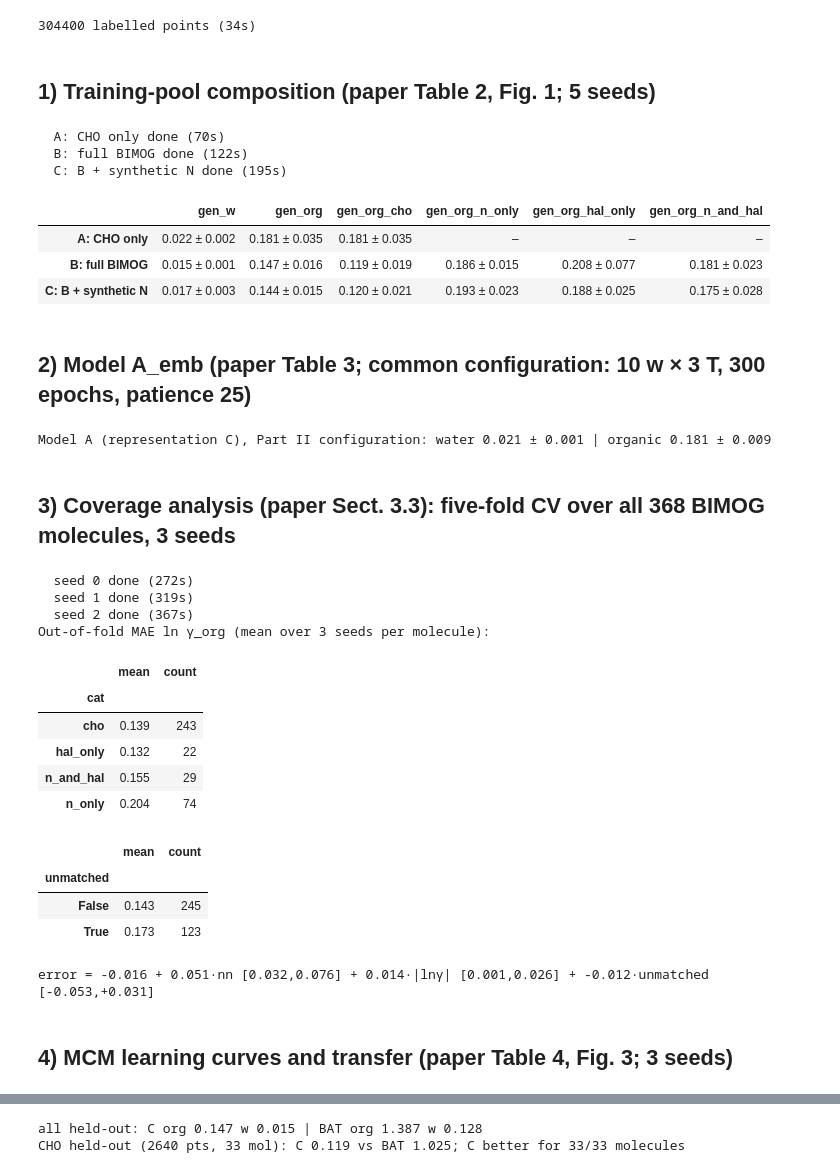
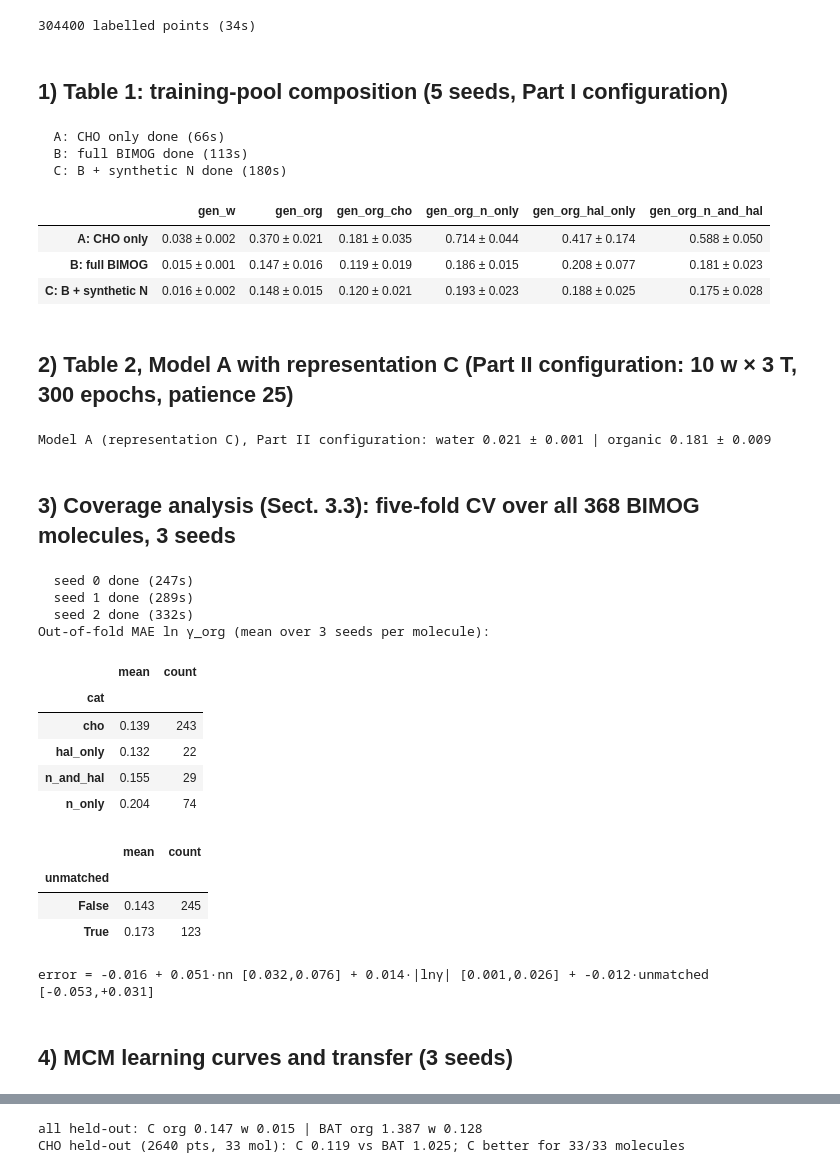
Before and after one commit to SeoulTechPSE/aiomfac-surrogates, a Jupyter notebook: part1_organic_surrogate/02_representation_emb_reruns.ipynb, the cells around one changed output, grey strips where cells are left out. Drawn from its saved outputs; the diff is of its cells as text; code cells hidden in the pictures.

```diff
--- a/part1_organic_surrogate/02_representation_emb_reruns.ipynb
+++ b/part1_organic_surrogate/02_representation_emb_reruns.ipynb
@@ -162,35 +162,35 @@ def pts_of(mask_mol, pm=None):
 # %% [output]
 304400 labelled points (34s)
 # %% [markdown]
-## 1) Training-pool composition (paper Table 2, Fig. 1; 5 seeds)
+## 1) Table 1: training-pool composition (5 seeds, Part I configuration)
 # %%
 ids = np.arange(len(POOL)); isB = SRC == "bimog"
 POOLS = {"A: CHO only": isB & (CAT == "cho"), "B: full BIMOG": isB, "C: B + synthetic N": isB | (SRC == "synth")}
 t1 = []
 for pname, pmask in POOLS.items():
-    train_m, test_m = pmask & ~TEST, pmask & TEST
+    train_m, test_m = pmask & ~TEST, isB & TEST          # held-out set: the same BIMOG molecules for every pool
     for seed in range(5):
         pred, ep = train_C(CNT[PM], EXTRA, Y, pts_of(train_m), seed, interp_split=True)
         g = pts_of(test_m); e = np.abs(pred(CNT[PM[g]], EXTRA[g]) - Y[g])
         rec = {"pool": pname, "seed": seed, "gen_w": e[:, 0].mean(), "gen_org": e[:, 1].mean(), "epochs": ep}
         for c in ["cho", "n_only", "hal_only", "n_and_hal"]:
             sel = CAT[PM[g]] == c
             if sel.any(): rec[f"gen_org_{c}"] = e[sel, 1].mean()
         t1.append(rec)
     print(f"  {pname} done ({time.time()-T0:.0f}s)")
 t1 = pd.DataFrame(t1); t1.to_csv("C_table1_runs.csv", index=False)
 cols = ["gen_w", "gen_org", "gen_org_cho", "gen_org_n_only", "gen_org_hal_only", "gen_org_n_and_hal"]
 display(pd.DataFrame({p: {c: fmt(g[c].dropna()) if g[c].notna().any() else "–" for c in cols} for p, g in t1.groupby("pool", sort=False)}).T)
 # %% [output]
-  A: CHO only done (70s)
-  B: full BIMOG done (122s)
-  C: B + synthetic N done (195s)
+  A: CHO only done (66s)
+  B: full BIMOG done (113s)
+  C: B + synthetic N done (180s)
 |  | gen_w | gen_org | gen_org_cho | gen_org_n_only | gen_org_hal_only | gen_org_n_and_hal |
-| A: CHO only | 0.022 ± 0.002 | 0.181 ± 0.035 | 0.181 ± 0.035 | – | – | – |
+| A: CHO only | 0.038 ± 0.002 | 0.370 ± 0.021 | 0.181 ± 0.035 | 0.714 ± 0.044 | 0.417 ± 0.174 | 0.588 ± 0.050 |
 | B: full BIMOG | 0.015 ± 0.001 | 0.147 ± 0.016 | 0.119 ± 0.019 | 0.186 ± 0.015 | 0.208 ± 0.077 | 0.181 ± 0.023 |
-| C: B + synthetic N | 0.017 ± 0.003 | 0.144 ± 0.015 | 0.120 ± 0.021 | 0.193 ± 0.023 | 0.188 ± 0.025 | 0.175 ± 0.028 |
+| C: B + synthetic N | 0.016 ± 0.002 | 0.148 ± 0.015 | 0.120 ± 0.021 | 0.193 ± 0.023 | 0.188 ± 0.025 | 0.175 ± 0.028 |
 # %% [markdown]
-## 2) Model A_emb (paper Table 3; common configuration: 10 w × 3 T, 300 epochs, patience 25)
+## 2) Table 2, Model A with representation C (Part II configuration: 10 w × 3 T, 300 epochs, patience 25)
 # %%
 bids = np.where(isB)[0]
 PM2, EX2, Y2 = label(bids, n_comp=10, n_temp=3)
@@ -204,7 +204,7 @@ print("Model A (representation C), Part II configuration:", "water", fmt(t2.gen_
 # %% [output]
 Model A (representation C), Part II configuration: water 0.021 ± 0.001 | organic 0.181 ± 0.009
 # %% [markdown]
-## 3) Coverage analysis (paper Sect. 3.3): five-fold CV over all 368 BIMOG molecules, 3 seeds
+## 3) Coverage analysis (Sect. 3.3): five-fold CV over all 368 BIMOG molecules, 3 seeds
 # %%
 fold = H % 5
 oof = {}
@@ -233,9 +233,9 @@ print(f"error = {beta[0]:.3f} + {beta[1]:.3f}·nn [{lo[1]:.3f},{hi[1]:.3f}] + {b
       f"+ {beta[3]:+.3f}·unmatched [{lo[3]:+.3f},{hi[3]:+.3f}]")
 per.to_csv("C_coverage_oof.csv", index=False)
 # %% [output]
-  seed 0 done (272s)
-  seed 1 done (319s)
-  seed 2 done (367s)
+  seed 0 done (247s)
+  seed 1 done (289s)
+  seed 2 done (332s)
 Out-of-fold MAE ln γ_org (mean over 3 seeds per molecule):
 |  | mean | count |
 | cat |  |  |
@@ -249,7 +249,7 @@ Out-of-fold MAE ln γ_org (mean over 3 seeds per molecule):
 | True | 0.173 | 123 |
 error = -0.016 + 0.051·nn [0.032,0.076] + 0.014·|lnγ| [0.001,0.026] + -0.012·unmatched [-0.053,+0.031]
 # %% [markdown]
-## 4) MCM learning curves and transfer (paper Table 4, Fig. 3; 3 seeds)
+## 4) MCM learning curves and transfer (3 seeds)
 # %%
 mcm_tr = np.where((SRC == "mcm") & ~TEST)[0]; mcm_te_mask = (SRC == "mcm") & TEST
 b_tr = np.where(isB & ~TEST)[0]; b_te_mask = isB & TEST
```
Also changed, not shown: parts of 7 cells of this notebook, 10 other files.
